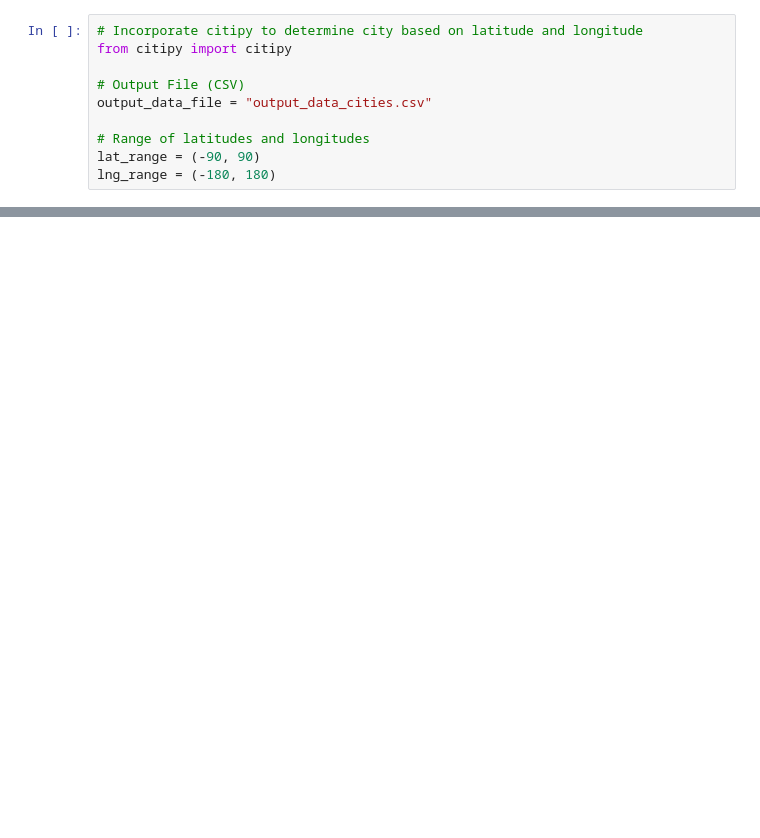
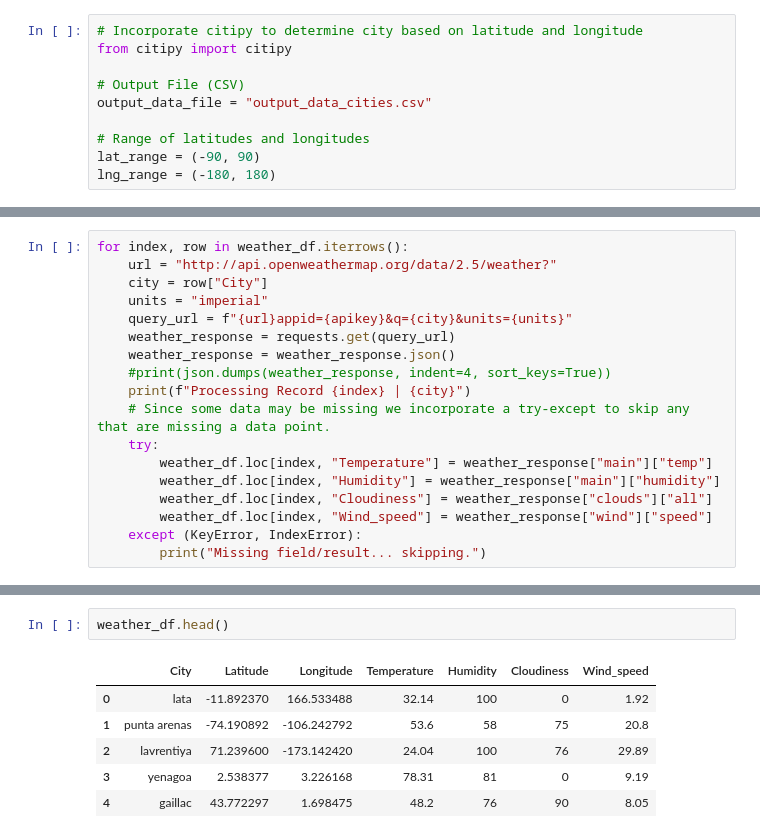
Before and after one commit to rachaelcamick/api_homework, a Jupyter notebook: weatherpy.ipynb, the cells around one changed output, grey strips where cells are left out. Drawn from its saved outputs; the diff is of its cells as text; blank space fills up the shorter version.

```diff
--- a/weatherpy.ipynb
+++ b/weatherpy.ipynb
@@ -46,0 +74,18 @@ SyntaxError: invalid syntax (<ipython-input-10-7a5f6ccd9491>, line 1)
+# %%
+for index, row in weather_df.iterrows():
+    url = "http://api.openweathermap.org/data/2.5/weather?"
+    city = row["City"]
+    units = "imperial"
+    query_url = f"{url}appid={apikey}&q={city}&units={units}"
+    weather_response = requests.get(query_url)
+    weather_response = weather_response.json()
+    #print(json.dumps(weather_response, indent=4, sort_keys=True))
+    print(f"Processing Record {index} | {city}")
+    # Since some data may be missing we incorporate a try-except to skip any that are missing a data point.
+    try:
+        weather_df.loc[index, "Temperature"] = weather_response["main"]["temp"]
+        weather_df.loc[index, "Humidity"] = weather_response["main"]["humidity"]
+        weather_df.loc[index, "Cloudiness"] = weather_response["clouds"]["all"]
+        weather_df.loc[index, "Wind_speed"] = weather_response["wind"]["speed"]
+    except (KeyError, IndexError):
+        print("Missing field/result... skipping.")
@@ -46,0 +110,9 @@ SyntaxError: invalid syntax (<ipython-input-10-7a5f6ccd9491>, line 1)
+# %%
+weather_df.head()
+# %% [output]
+|  | City | Latitude | Longitude | Temperature | Humidity | Cloudiness | Wind_speed |
+| 0 | lata | -11.892370 | 166.533488 | 32.14 | 100 | 0 | 1.92 |
+| 1 | punta arenas | -74.190892 | -106.242792 | 53.6 | 58 | 75 | 20.8 |
+| 2 | lavrentiya | 71.239600 | -173.142420 | 24.04 | 100 | 76 | 29.89 |
+| 3 | yenagoa | 2.538377 | 3.226168 | 78.31 | 81 | 0 | 9.19 |
+| 4 | gaillac | 43.772297 | 1.698475 | 48.2 | 76 | 90 | 8.05 |
```
Also changed, not shown: parts of 6 cells of this notebook.
